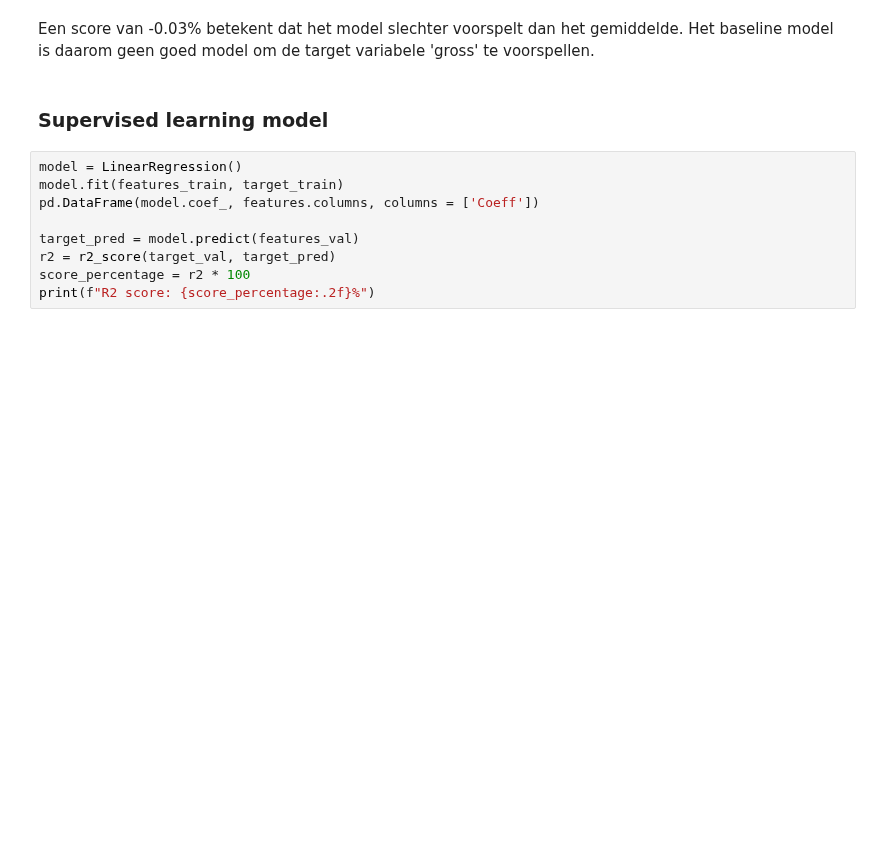
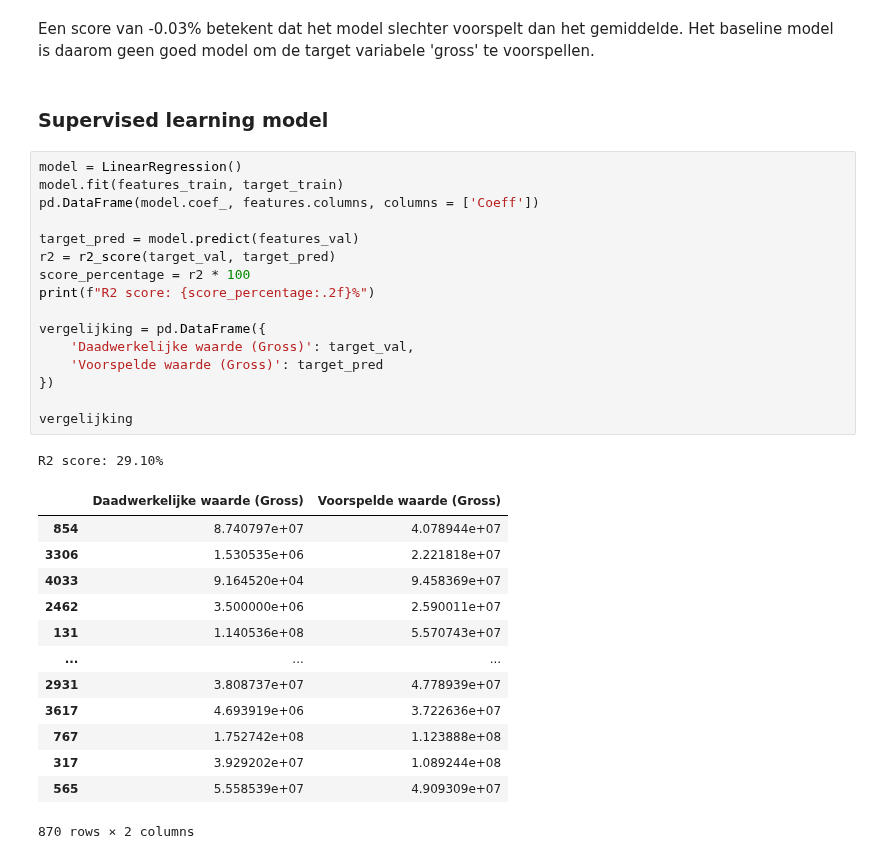
Before and after one commit to GitMathijs/CM2024-casus, a Jupyter notebook: CM_casusopdracht.ipynb, the cells around one changed output. Cells and saved outputs as stored; diff of their text form; blank space fills up the shorter version.

```diff
--- a/CM_casusopdracht.ipynb
+++ b/CM_casusopdracht.ipynb
@@ -606,10 +823,32 @@ Een score van -0.03% betekent dat het model slechter voorspelt dan het gemiddeld
 # %%
 model = LinearRegression()
 model.fit(features_train, target_train)
 pd.DataFrame(model.coef_, features.columns, columns = ['Coeff'])
 
 target_pred = model.predict(features_val)
 r2 = r2_score(target_val, target_pred)
 score_percentage = r2 * 100
 print(f"R2 score: {score_percentage:.2f}%")
+
+vergelijking = pd.DataFrame({
+    'Daadwerkelijke waarde (Gross)': target_val,
+    'Voorspelde waarde (Gross)': target_pred
+})
+
+vergelijking
+# %% [output]
+R2 score: 29.10%
+|  | Daadwerkelijke waarde (Gross) | Voorspelde waarde (Gross) |
+| 854 | 8.740797e+07 | 4.078944e+07 |
+| 3306 | 1.530535e+06 | 2.221818e+07 |
+| 4033 | 9.164520e+04 | 9.458369e+07 |
+| 2462 | 3.500000e+06 | 2.590011e+07 |
+| 131 | 1.140536e+08 | 5.570743e+07 |
+| ... | ... | ... |
+| 2931 | 3.808737e+07 | 4.778939e+07 |
+| 3617 | 4.693919e+06 | 3.722636e+07 |
+| 767 | 1.752742e+08 | 1.123888e+08 |
+| 317 | 3.929202e+07 | 1.089244e+08 |
+| 565 | 5.558539e+07 | 4.909309e+07 |
+870 rows × 2 columns
 # %% [markdown]
```
Also changed, not shown: parts of 35 cells of this notebook.
